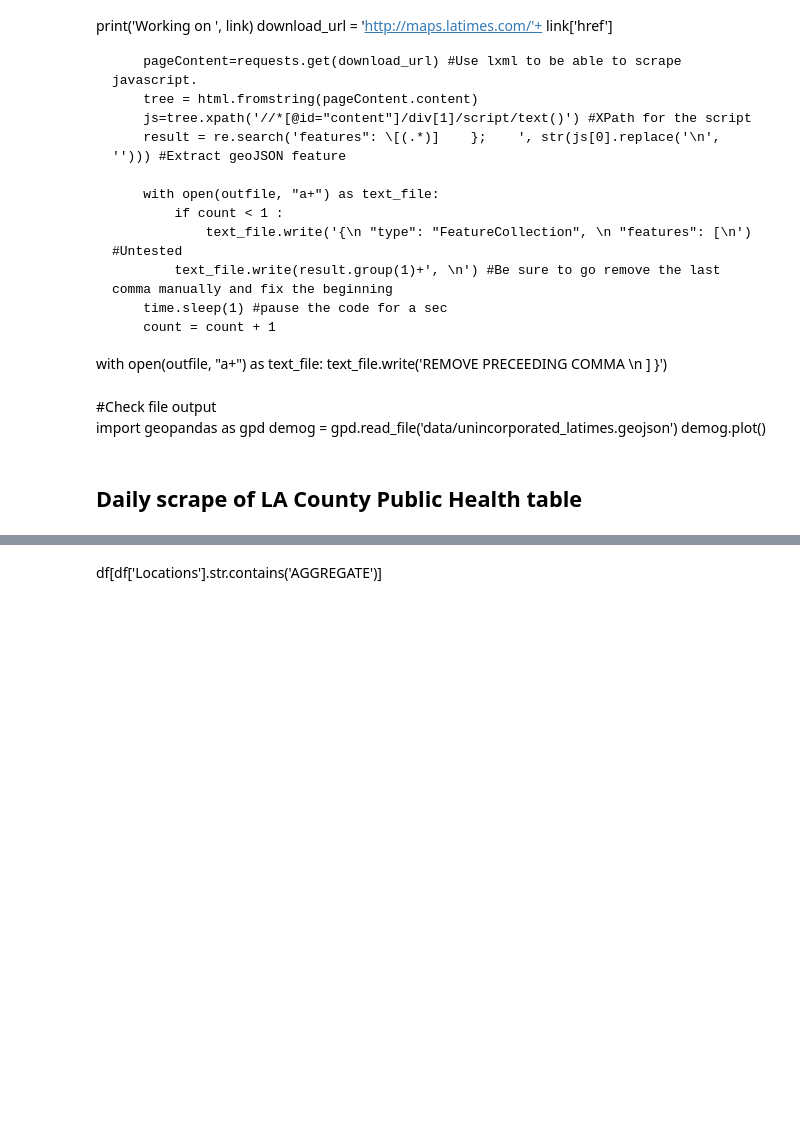
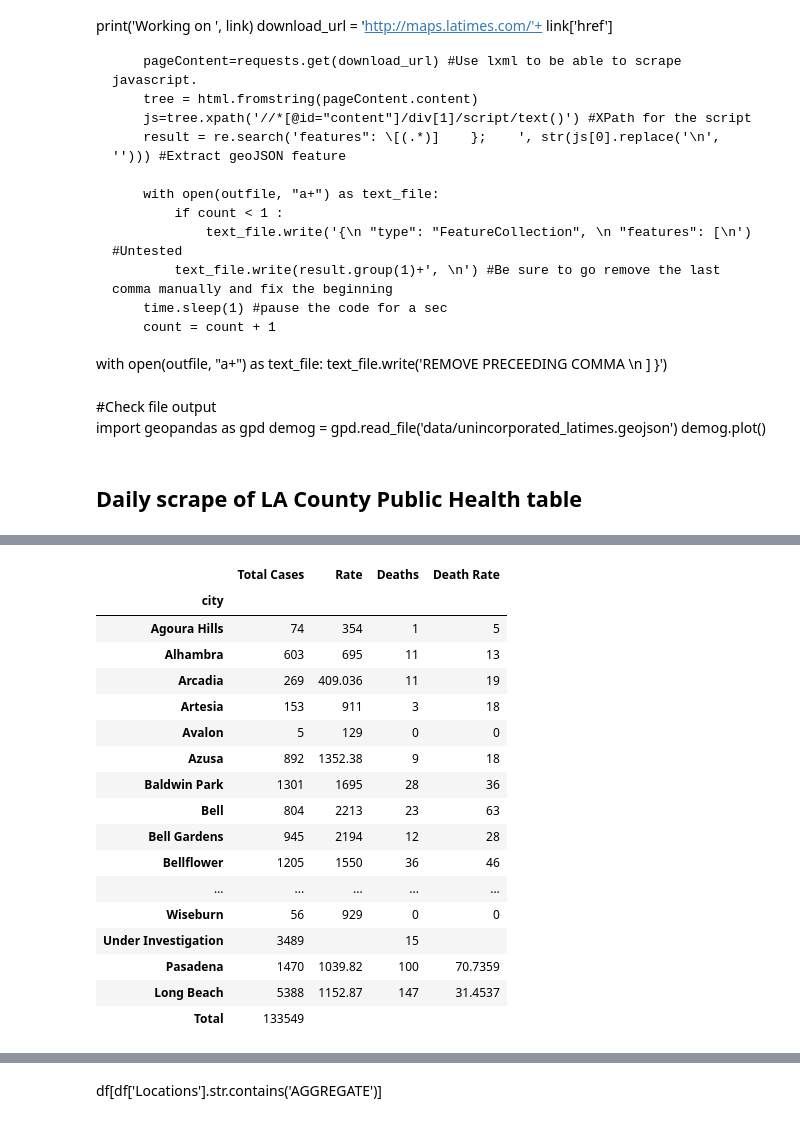
Before and after one commit to tripathi/covid_la, a Jupyter notebook: ScrapeLocations.ipynb, the cells around one changed output, grey strips where cells are left out. Cells and saved outputs as stored; diff of their text form; code cells hidden in the pictures; blank space fills up the shorter version.

```diff
--- a/ScrapeLocations.ipynb
+++ b/ScrapeLocations.ipynb
@@ -50,7 +50,7 @@ demog.plot()
 # %%
 #Chose what to scrape
 archive = False
-titlestring='0625'
+titlestring='0713'
 
 if archive:
     url = 'data/'+titlestring+'.html' #Uses locally downloaded file from wayback machine to lookup archived site
@@ -182,6 +256,28 @@ df[df['Locations'].duplicated(keep=False)]
 # %%
 df.drop_duplicates(keep='first', inplace=True)
+# %%
+df.count()
+pd.set_option('display.max_rows', None)
 # %%
-df.count()
+df
+# %% [output]
+|  | Total Cases | Rate | Deaths | Death Rate |
+| city |  |  |  |  |
+| Agoura Hills | 74 | 354 | 1 | 5 |
+| Alhambra | 603 | 695 | 11 | 13 |
+| Arcadia | 269 | 409.036 | 11 | 19 |
+| Artesia | 153 | 911 | 3 | 18 |
+| Avalon | 5 | 129 | 0 | 0 |
+| Azusa | 892 | 1352.38 | 9 | 18 |
+| Baldwin Park | 1301 | 1695 | 28 | 36 |
+| Bell | 804 | 2213 | 23 | 63 |
+| Bell Gardens | 945 | 2194 | 12 | 28 |
+| Bellflower | 1205 | 1550 | 36 | 46 |
+| ... | ... | ... | ... | ... |
+| Wiseburn | 56 | 929 | 0 | 0 |
+| Under Investigation | 3489 |  | 15 |  |
+| Pasadena | 1470 | 1039.82 | 100 | 70.7359 |
+| Long Beach | 5388 | 1152.87 | 147 | 31.4537 |
+| Total | 133549 |  |  |  |
 # %%
 df#.loc[df['Locations'].str.contains('Under Investigation')]
```
Also changed, not shown: parts of 15 cells of this notebook.
